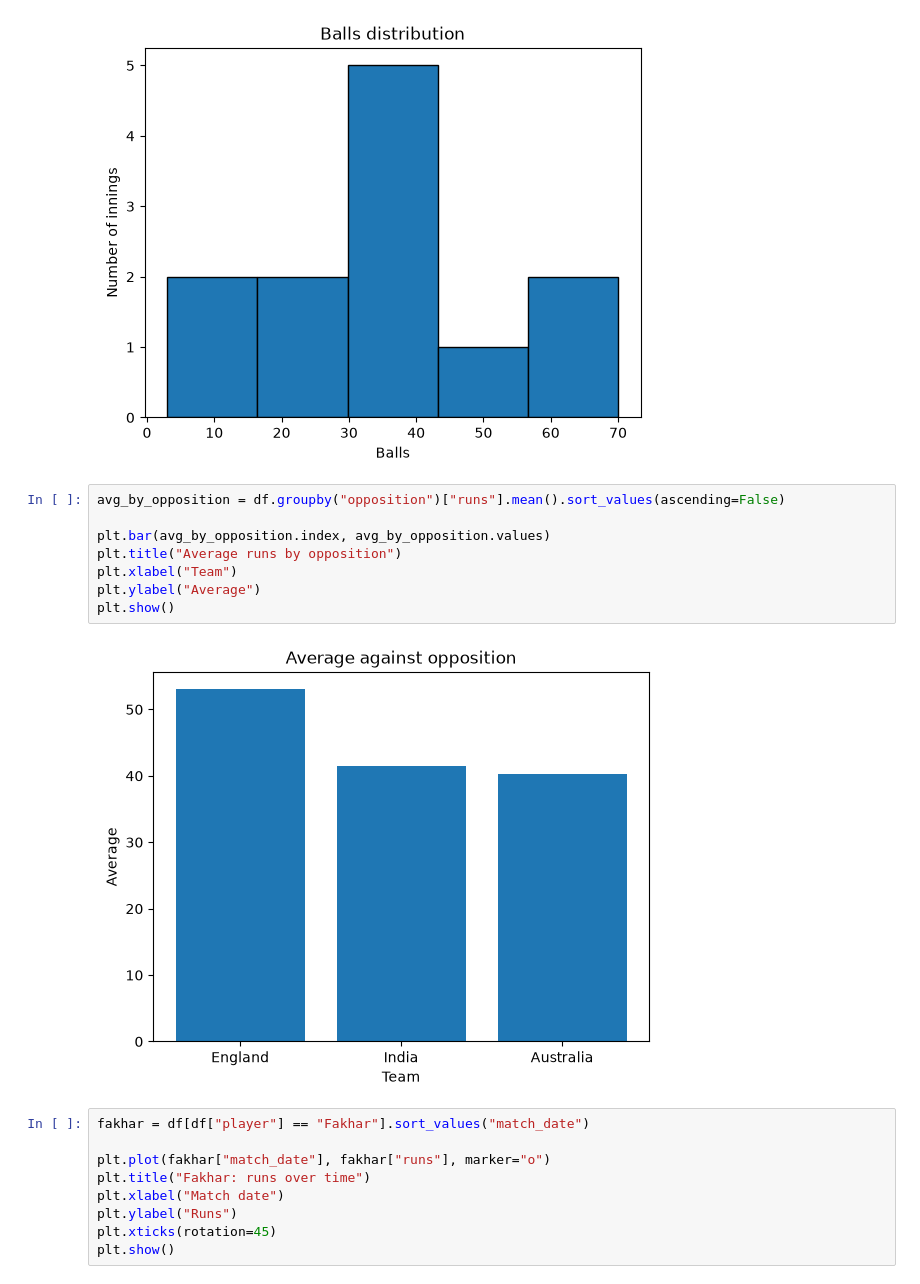
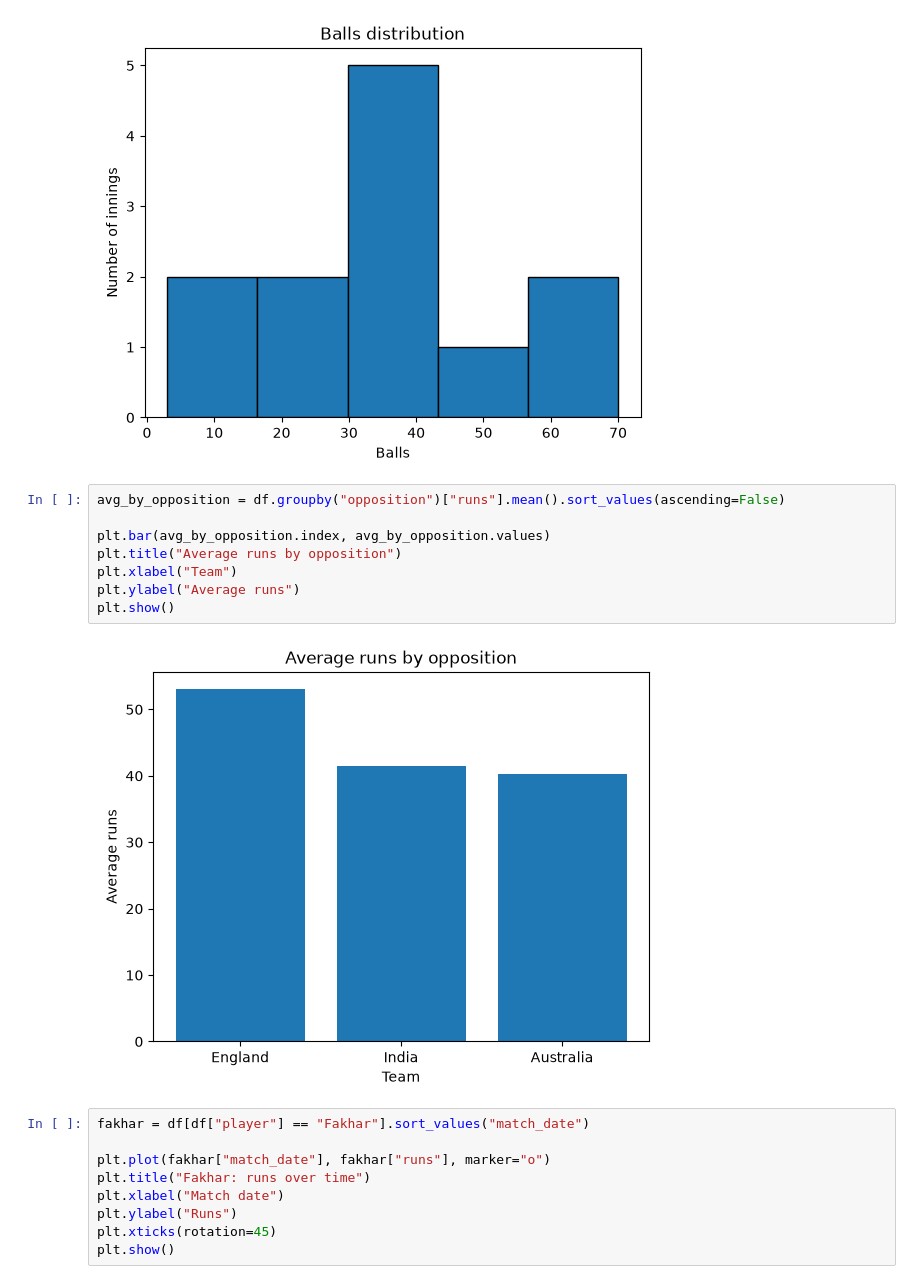
Before and after one commit to sarfrazrasheed00/cricket-ml, a Jupyter notebook: notebooks/08_visualization.ipynb, the cells around one changed output. Saved outputs shown, nothing was run; the diff lists cells and outputs as text.

Commit message:
Lesson 3: Matplotlib basics, hist, scatter, bar, line

```diff
--- a/notebooks/08_visualization.ipynb
+++ b/notebooks/08_visualization.ipynb
@@ -55,13 +55,13 @@ plt.show()
 # %%
 avg_by_opposition = df.groupby("opposition")["runs"].mean().sort_values(ascending=False)
 
 plt.bar(avg_by_opposition.index, avg_by_opposition.values)
 plt.title("Average runs by opposition")
 plt.xlabel("Team")
-plt.ylabel("Average")
+plt.ylabel("Average runs")
 plt.show()
 # %% [output]
-[figure, old version]
+[figure, new version]
 # %%
 fakhar = df[df["player"] == "Fakhar"].sort_values("match_date")
 
```
Also changed, not shown: parts of 2 cells of this notebook, 1 other file.
